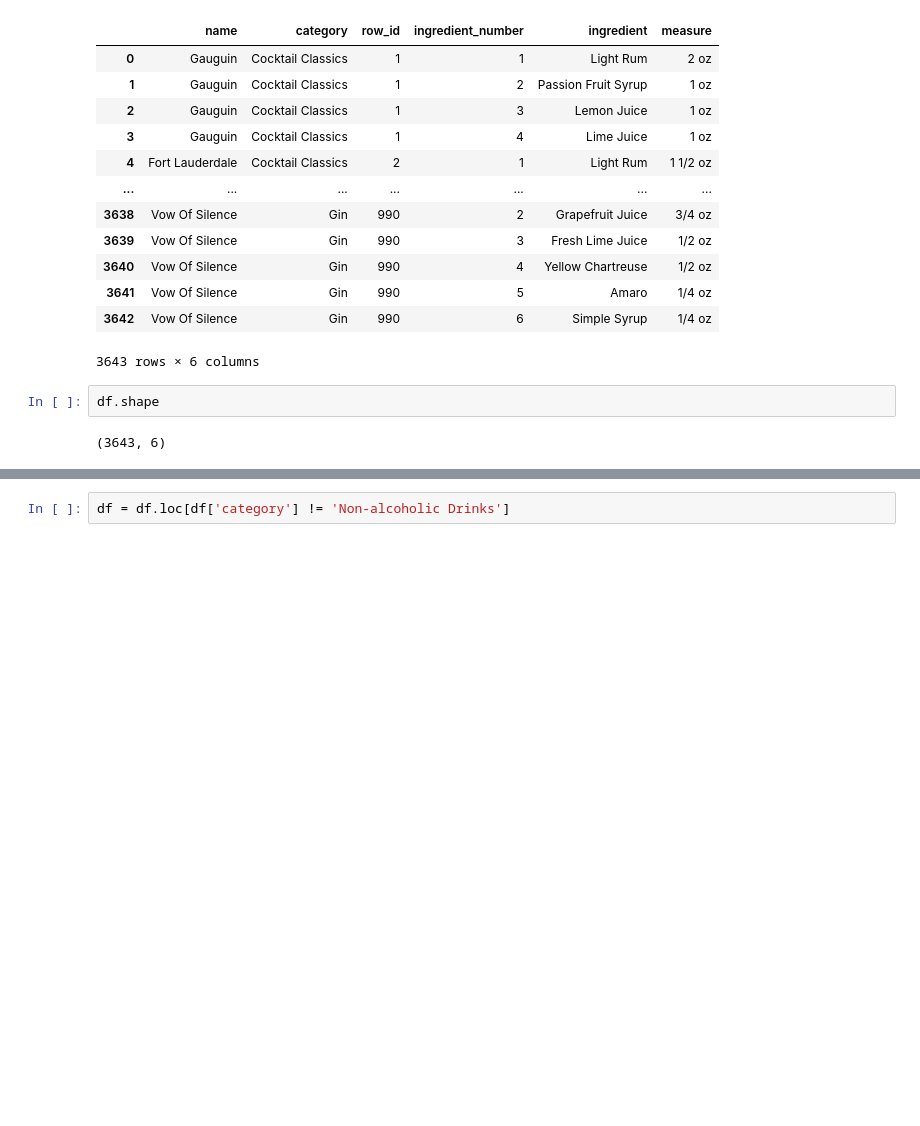
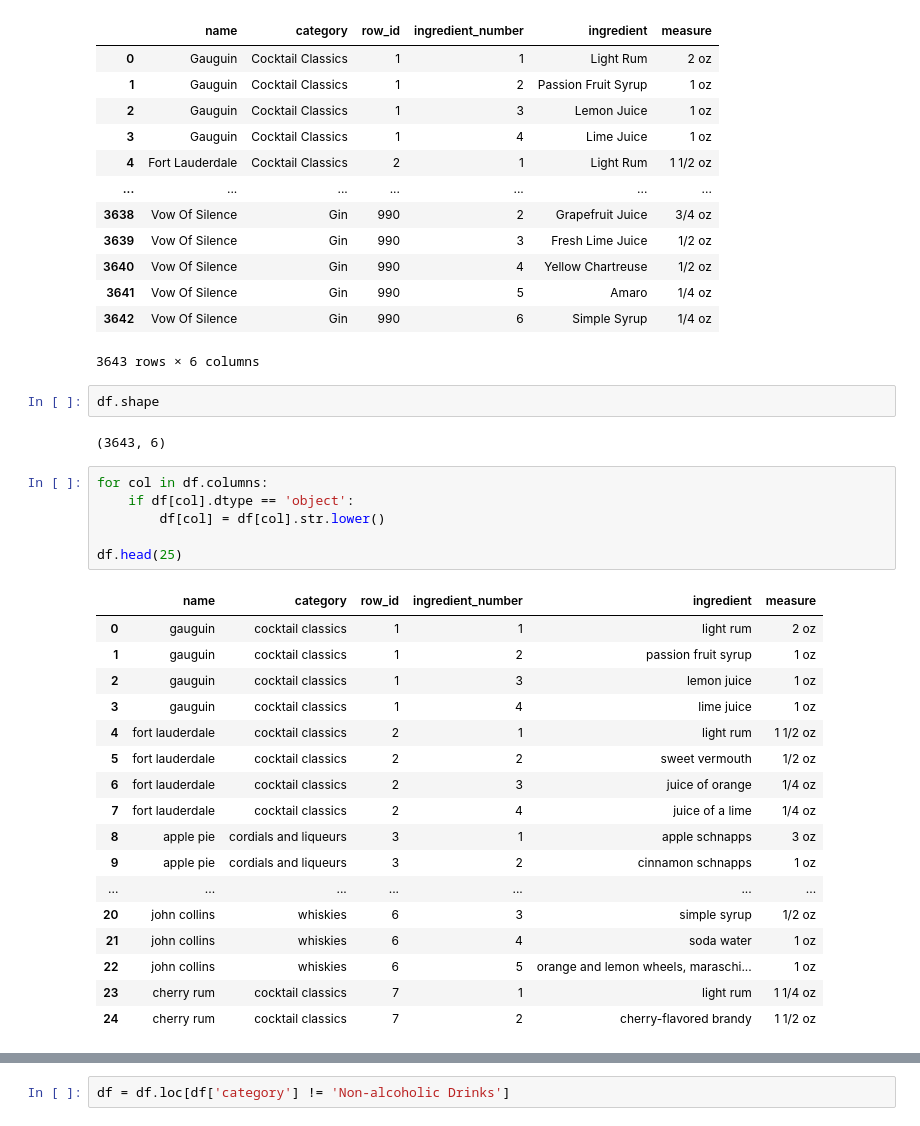
Before and after one commit to aacole3377/cocktails, a Jupyter notebook: data_preperation.ipynb, the cells around one changed output, grey strips where cells are left out. Drawn from its saved outputs; the diff is of its cells as text; blank space fills up the shorter version.

```diff
--- a/data_preperation.ipynb
+++ b/data_preperation.ipynb
@@ -37,3 +44,27 @@ df
 df.shape
 # %% [output]
 (3643, 6)
+# %%
+for col in df.columns:
+    if df[col].dtype == 'object':
+        df[col] = df[col].str.lower()
+
+df.head(25)
+# %% [output]
+|  | name | category | row_id | ingredient_number | ingredient | measure |
+| 0 | gauguin | cocktail classics | 1 | 1 | light rum | 2 oz |
+| 1 | gauguin | cocktail classics | 1 | 2 | passion fruit syrup | 1 oz |
+| 2 | gauguin | cocktail classics | 1 | 3 | lemon juice | 1 oz |
+| 3 | gauguin | cocktail classics | 1 | 4 | lime juice | 1 oz |
+| 4 | fort lauderdale | cocktail classics | 2 | 1 | light rum | 1 1/2 oz |
+| 5 | fort lauderdale | cocktail classics | 2 | 2 | sweet vermouth | 1/2 oz |
+| 6 | fort lauderdale | cocktail classics | 2 | 3 | juice of orange | 1/4 oz |
+| 7 | fort lauderdale | cocktail classics | 2 | 4 | juice of a lime | 1/4 oz |
+| 8 | apple pie | cordials and liqueurs | 3 | 1 | apple schnapps | 3 oz |
+| 9 | apple pie | cordials and liqueurs | 3 | 2 | cinnamon schnapps | 1 oz |
+| ... | ... | ... | ... | ... | ... | ... |
+| 20 | john collins | whiskies | 6 | 3 | simple syrup | 1/2 oz |
+| 21 | john collins | whiskies | 6 | 4 | soda water | 1 oz |
+| 22 | john collins | whiskies | 6 | 5 | orange and lemon wheels, maraschi... | 1 oz |
+| 23 | cherry rum | cocktail classics | 7 | 1 | light rum | 1 1/4 oz |
+| 24 | cherry rum | cocktail classics | 7 | 2 | cherry-flavored brandy | 1 1/2 oz |
```
Also changed, not shown: parts of 20 cells of this notebook, 2 other files.
